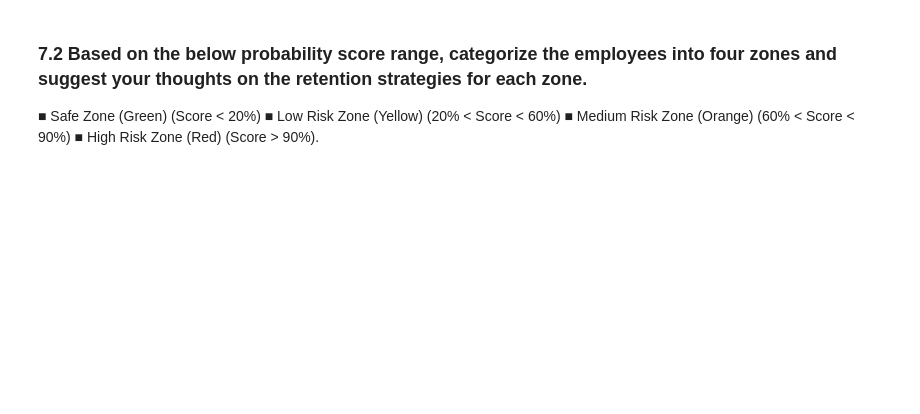
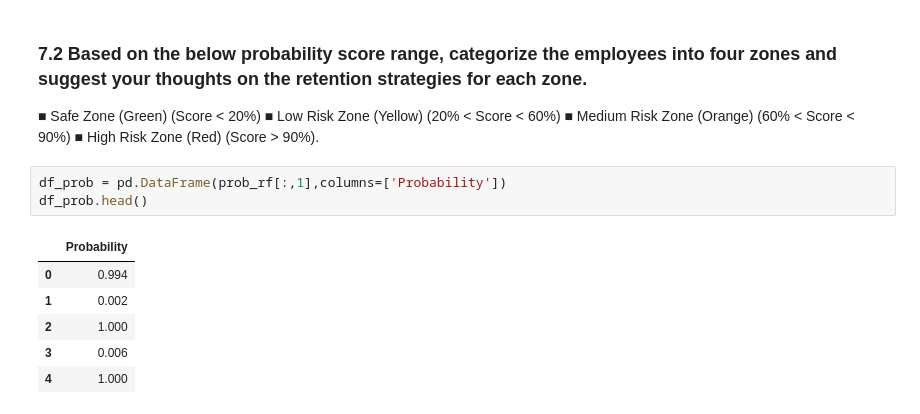
Before and after one commit to senthilkumarashok/MachineLearning, a Jupyter notebook: employee_turnover_analytics.ipynb, the cells around one changed output. Saved outputs shown, nothing was run; the diff lists cells and outputs as text; blank space fills up the shorter version.

```diff
--- a/employee_turnover_analytics.ipynb
+++ b/employee_turnover_analytics.ipynb
@@ -481,3 +491,13 @@ Recall = True Positive (TP) / True Positive (TP) + False Negative (FN)
 ■	Low Risk Zone (Yellow) (20% < Score < 60%)
 ■	Medium Risk Zone (Orange) (60% < Score < 90%)
 ■	High Risk Zone (Red) (Score > 90%).
+# %%
+df_prob = pd.DataFrame(prob_rf[:,1],columns=['Probability'])
+df_prob.head()
+# %% [output]
+|  | Probability |
+| 0 | 0.994 |
+| 1 | 0.002 |
+| 2 | 1.000 |
+| 3 | 0.006 |
+| 4 | 1.000 |
```
Also changed, not shown: parts of 9 cells of this notebook.
